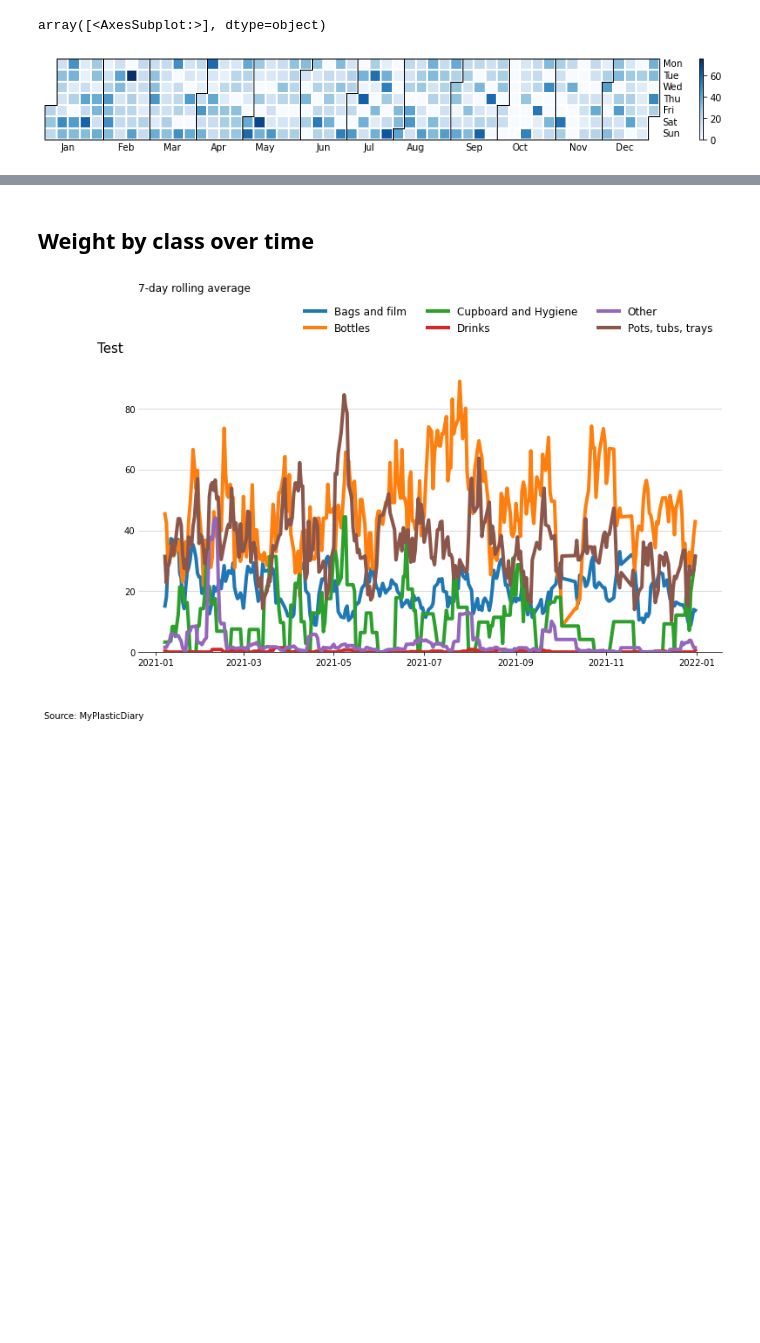
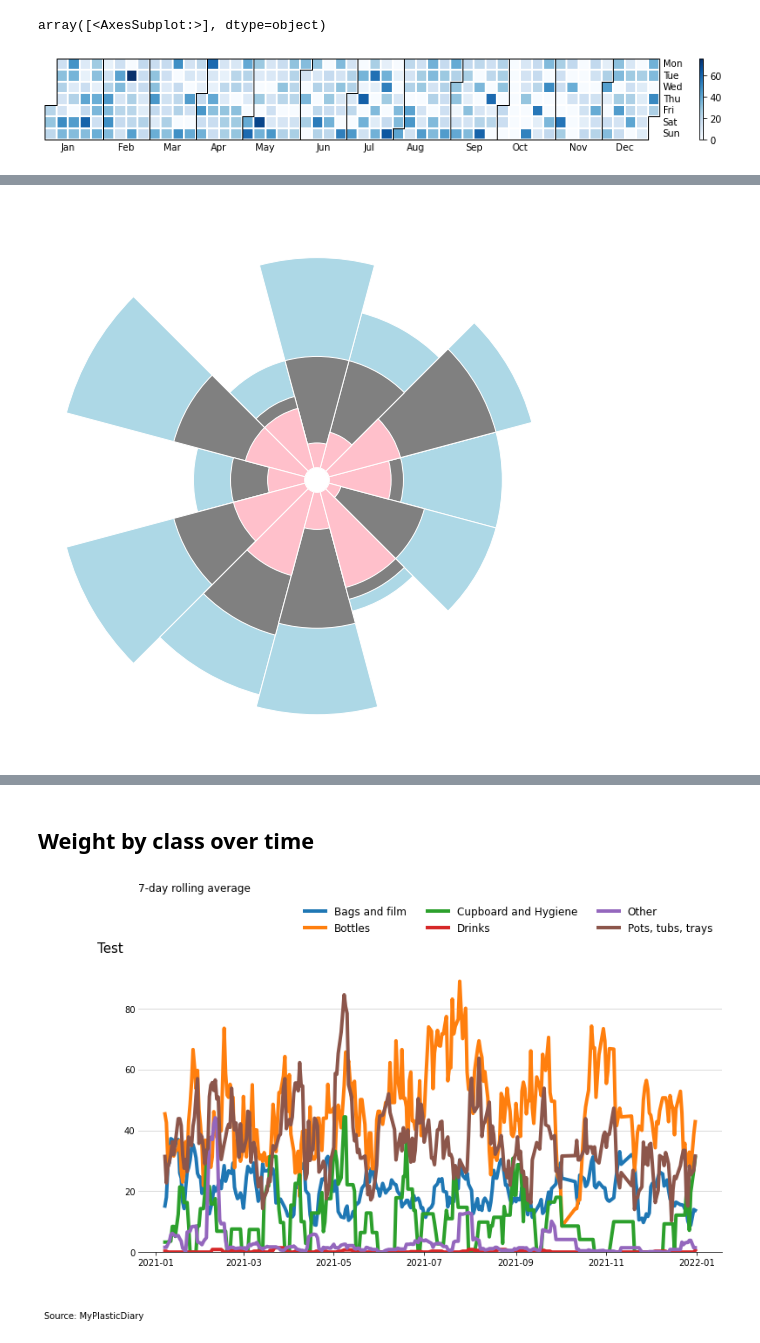
Before and after one commit to Lisa-Ho/plastic-diary, a Jupyter notebook: notebooks/01_data_cleaning.ipynb, the cells around one changed output, grey strips where cells are left out. Cells and saved outputs as stored; diff of their text form; code cells hidden in the pictures; blank space fills up the shorter version.

```diff
--- a/notebooks/01_data_cleaning.ipynb
+++ b/notebooks/01_data_cleaning.ipynb
@@ -145,0 +209,49 @@ array([<AxesSubplot:>], dtype=object)
+# %%
+import numpy as np
+import matplotlib.pyplot as plt
+
+n_points = 12
+inner_radius = 1
+
+bar1 = [np.random.randint(1, 10) for i in range(n_points)]
+bar2 = [np.random.randint(1, 10)+bar1[i] for i in range(n_points)]
+bar3 = [np.random.randint(1, 10)+bar2[i] for i in range(n_points)]
+
+x_max = 2*np.pi
+x_coords = np.linspace(0, x_max, n_points, endpoint=False)
+width = x_max / n_points
+
+plt.figure(figsize=(10, 10))
+ax = plt.subplot(111, polar=True)
+ax.bar(
+    x_coords,
+    bar3,
+    width=width,
+    bottom=inner_radius,
+    color="lightblue",
+    edgecolor="white",
+    linewidth=1
+)
+ax.bar(
+    x_coords,
+    bar2,
+    width=width,
+    bottom=inner_radius,
+    color="grey",
+    edgecolor="white",
+    linewidth=1
+)
+bars = ax.bar(
+    x_coords,
+    bar1,
+    width=width,
+    bottom=inner_radius,
+    color="pink",
+    edgecolor="white",
+    linewidth=1
+)
+
+plt.axis("off")
+plt.show()
+# %% [output]
+[figure, added]
```
Also changed, not shown: parts of 15 cells of this notebook, 1 other file.
